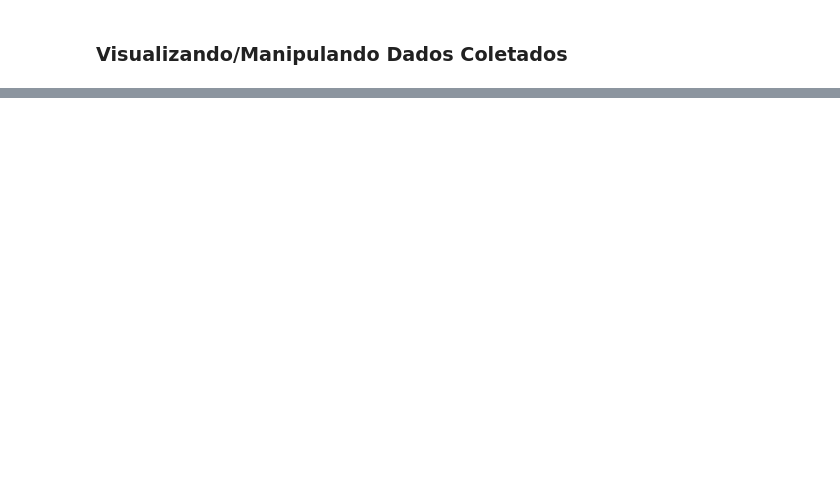
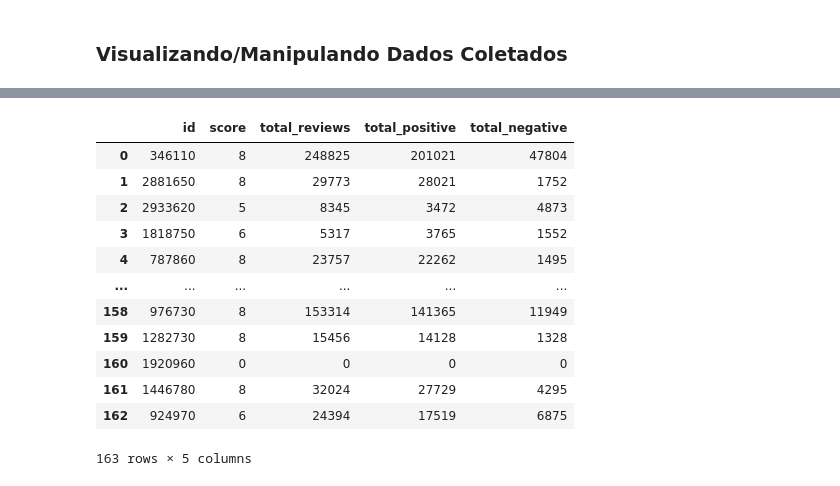
Before and after one commit to AlortCraft/Projeto-ICD-Steam, a Jupyter notebook: main.ipynb, the cells around one changed output, grey strips where cells are left out. Drawn from its saved outputs; the diff is of its cells as text; code cells hidden in the pictures; blank space fills up the shorter version.

```diff
--- a/main.ipynb
+++ b/main.ipynb
@@ -229,0 +311,12 @@ Pesquisa mal sucedida para Wallpaper Engine.
+# %%
+df_info = pd.read_csv('data/all_games_info.csv')
+df_review = pd.read_csv('data/all_games_review.csv')
+df_time = pd.read_csv('data/all_games_time.csv')
+df_gpu_class = pd.read_csv('data/gpu_classification.csv')
+
+df_year_2019 = pd.read_csv('data/most_played_2019.csv')
+df_year_2020 = pd.read_csv('data/most_played_2020.csv')
+df_year_2021 = pd.read_csv('data/most_played_2021.csv')
+df_year_2022 = pd.read_csv('data/most_played_2022.csv')
+df_year_2023 = pd.read_csv('data/most_played_2023.csv')
+df_year_2024 = pd.read_csv('data/most_played_2024.csv')
@@ -229,0 +339,16 @@ Pesquisa mal sucedida para Wallpaper Engine.
+# %%
+df_review
+# %% [output]
+|  | id | score | total_reviews | total_positive | total_negative |
+| 0 | 346110 | 8 | 248825 | 201021 | 47804 |
+| 1 | 2881650 | 8 | 29773 | 28021 | 1752 |
+| 2 | 2933620 | 5 | 8345 | 3472 | 4873 |
+| 3 | 1818750 | 6 | 5317 | 3765 | 1552 |
+| 4 | 787860 | 8 | 23757 | 22262 | 1495 |
+| ... | ... | ... | ... | ... | ... |
+| 158 | 976730 | 8 | 153314 | 141365 | 11949 |
+| 159 | 1282730 | 8 | 15456 | 14128 | 1328 |
+| 160 | 1920960 | 0 | 0 | 0 | 0 |
+| 161 | 1446780 | 8 | 32024 | 27729 | 4295 |
+| 162 | 924970 | 6 | 24394 | 17519 | 6875 |
+163 rows × 5 columns
```
Also changed, not shown: parts of 15 cells of this notebook, 19 other files.
